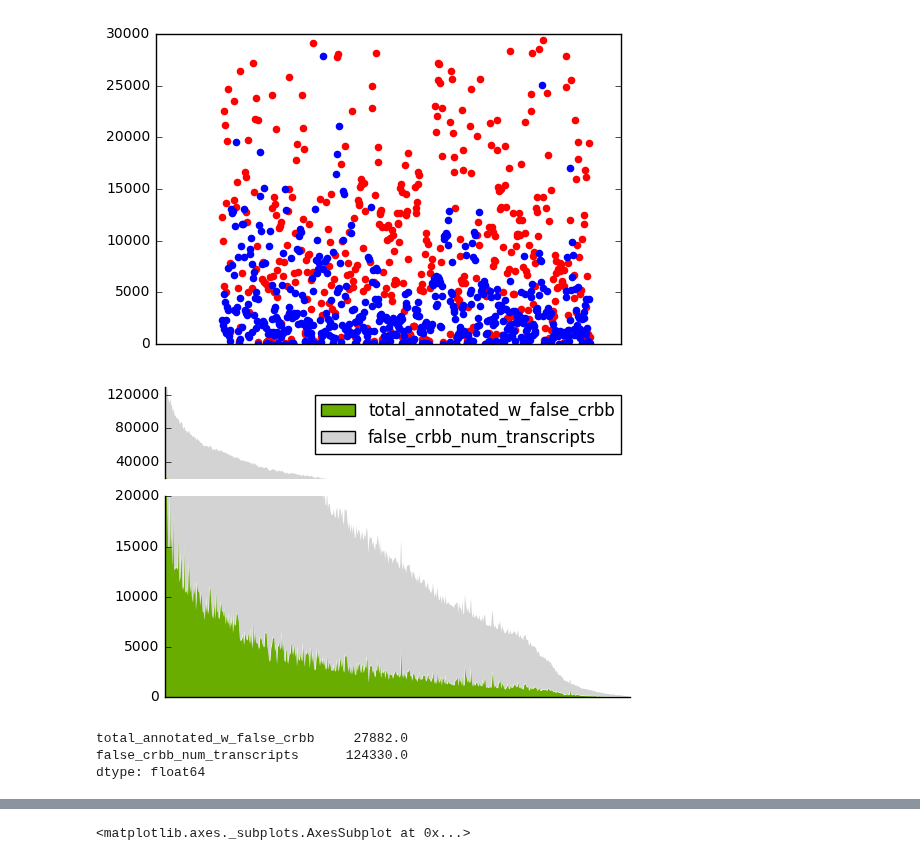
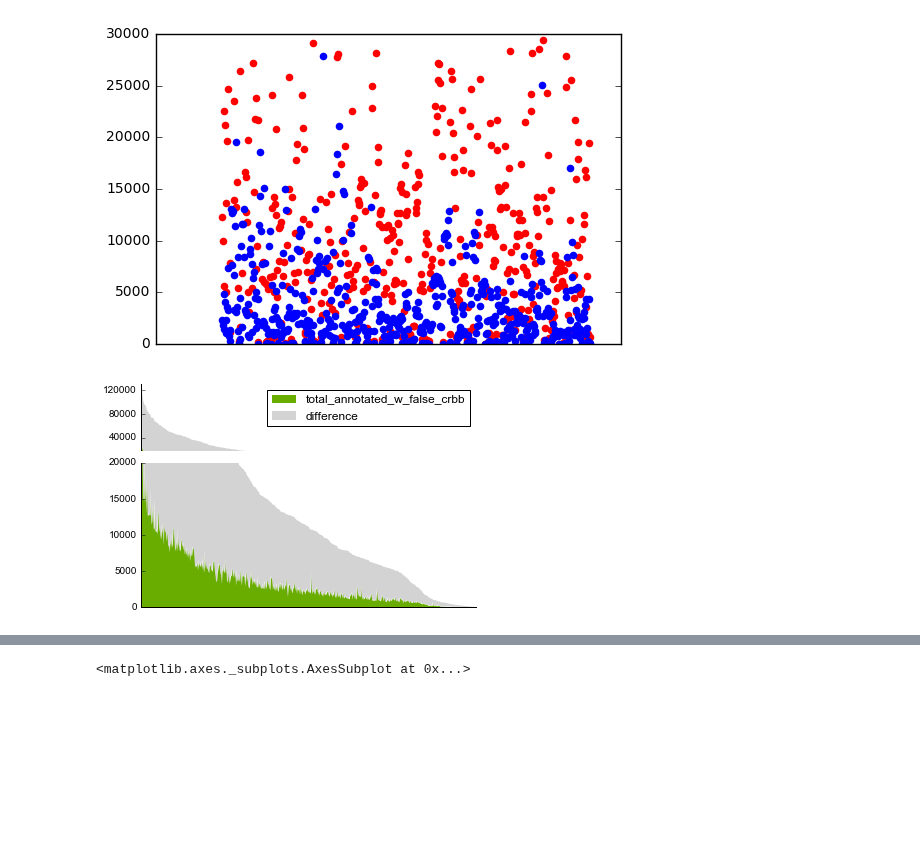
Before and after one commit to johnsolk/MMETSP, a Jupyter notebook: notebooks/ASLO_talk_figures.ipynb, the cells around one changed output, grey strips where cells are left out. Saved outputs shown, nothing was run; the diff lists cells and outputs as text; code cells hidden in the pictures; blank space fills up the shorter version.

Commit message:
updated figure area

```diff
--- a/notebooks/ASLO_talk_figures.ipynb
+++ b/notebooks/ASLO_talk_figures.ipynb
@@ -66,41 +63,37 @@ ax.set_ylim([0,30000])
 # %% [output]
 (0, 30000)
 [figure]
+# %%
+crbb_df['difference']=crbb_df.false_crbb_num_transcripts-crbb_df.total_annotated_w_false_crbb
 # %%
 import matplotlib.gridspec as gridspec
 def simpleaxis(ax):
     ax.spines['top'].set_visible(False)
     ax.spines['right'].set_visible(False)
     ax.get_xaxis().tick_bottom()
     ax.get_yaxis().tick_left()
 
 gs = gridspec.GridSpec(3, 3)
 ax = plt.subplot(gs[0,:])
 ax2 = plt.subplot(gs[1:,:])
 
 crbb_df.sort_values(by='false_crbb_num_transcripts',
-                    ascending=False).plot(kind='area',
+                    ascending=False)[["total_annotated_w_false_crbb","difference"]].plot(kind='area',
                     color=[ '#68ad00','lightgrey'], lw=0, ax=ax)
 # alternative legend labels:
 # transcripts absent from NCGR
 # anntoated absent transcripts
 crbb_df.sort_values(by='false_crbb_num_transcripts',
-                    ascending=False).plot(kind='area',
+                    ascending=False)[['total_annotated_w_false_crbb','difference']].plot(kind='area',
                     color=[ '#68ad00','lightgrey'], lw=0, ax=ax2, legend=False)
 ax.set_ylim([20000,130000])
 ax2.set_ylim([0,20000])
 simpleaxis(ax)
 simpleaxis(ax2)
 ax.spines['bottom'].set_visible(False)
 ax2.set_xticks([])
 ax.set_xticks([])
 ax.set_yticks(np.arange(40000,120001,40000))
 savefig('false_crbb.png')
 # %% [output]
-[figure, old version]
+[figure, new version]
-# %%
-crbb_df.max()
-# %% [output]
-total_annotated_w_false_crbb     27882.0
-false_crbb_num_transcripts      124330.0
-dtype: float64
```
Also changed, not shown: parts of 5 cells of this notebook, 2 other files.
